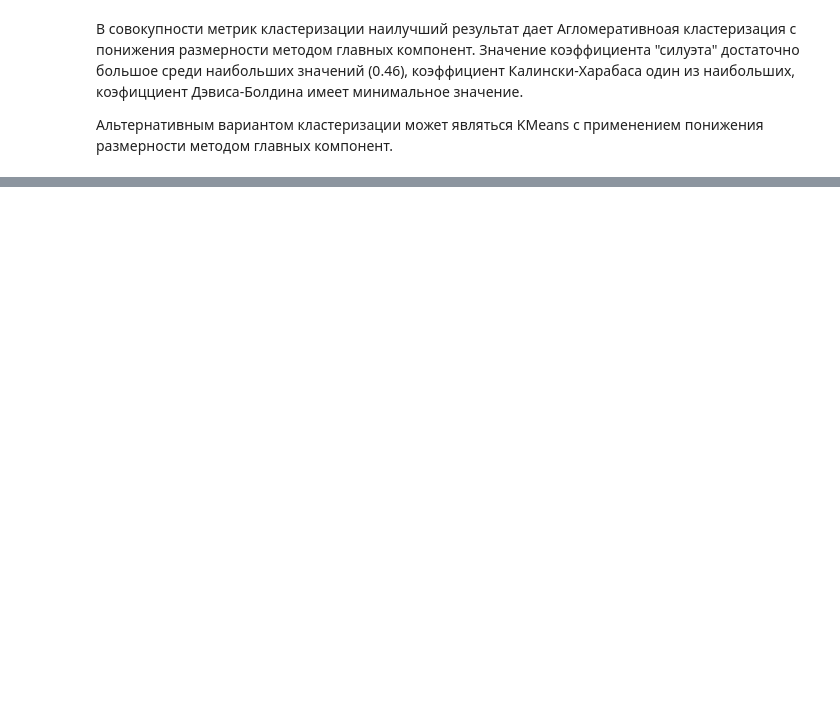
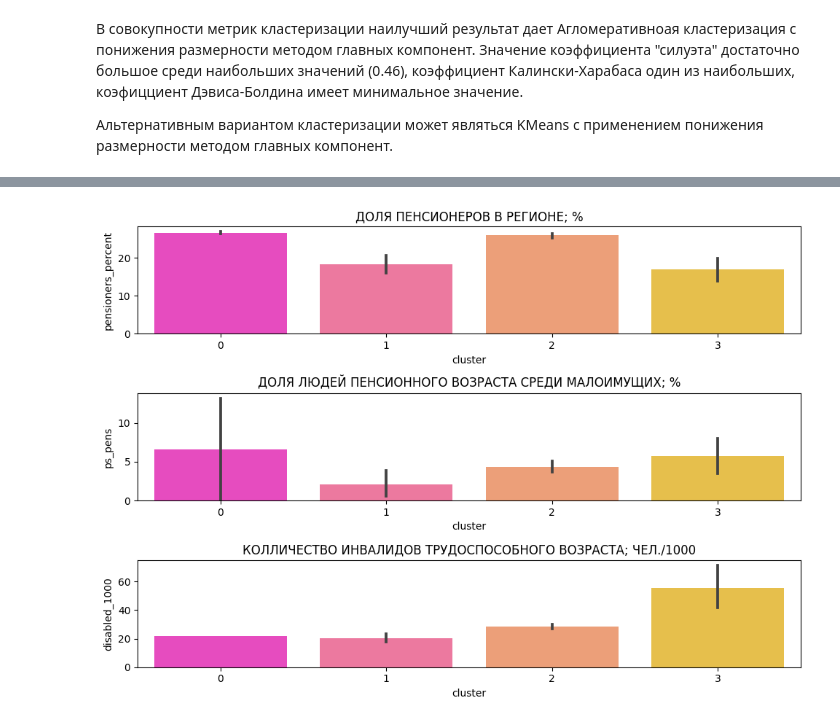
Before and after one commit to Punich-Pavel/Final_Project, a Jupyter notebook: Part_3/part_3.ipynb, the cells around one changed output, grey strips where cells are left out. Drawn from its saved outputs; the diff is of its cells as text; code cells hidden in the pictures; blank space fills up the shorter version.

```diff
--- a/Part_3/part_3.ipynb
+++ b/Part_3/part_3.ipynb
@@ -358,36 +449,25 @@ df.head(3)
 # %%
-# построим столбчатые диаграмы признаков сгруппированных по кластерам
+# построим столбчатые диаграмы социальных признаков пенсионеров
+# и ивалидов трудоспособного возраста сгруппированных по кластерам
 
-title=['Средняя жилая площадь на одного человека; кв.км.',
-       'Доля домохозяйств, не имеющих средств для улучшения жилищных условий',
-       'Доля детей в возрасте до 16 лет живущих за чертой бедности; %',
-       'Доля людей пенсионного возраста (более 60 лет) живущих за чертой бедности; %',
-       'Доля людей работоспособного возраста (16-60 лет) живущих за чертой бедности; %',
-       'Рождаемость; чел./год',
-       'число зарегистрированных заболеваний у пациентов с диагнозом, установленном впервые в жизни',
-       'число респираторных заболеваний (на 1 тыс. человек)',
-       'число онкологических заболеваний (на 1 тыс. человек)',
-       'число людей с инвалидностью']
+title=['Доля пенсионеров в регионе; %',
+       'Доля людей пенсионного возраста среди малоимущих; %',
+       'Колличество инвалидов трудоспособного возраста; чел./1000',
+       ]
 
 cols = df[
-    [
-        'living area',
-        'no funds',
-        'children',
-        'pensioners',
-        'employable',
-        'newborn',
-        'morbidity',
-        'respiratory',
-        'neoplasms',
-        'disabled'
+    ['pensioners_percent',
+     'ps_pens',
+     'disabled_1000',
     ]
 ].columns.tolist()
-plt.figure(figsize=(10, 25))
+plt.figure(figsize=(10, 7))
 
 for i, variable in enumerate(cols):
-    plt.subplot(10, 1, i + 1)
+    plt.subplot(3, 1, i + 1)
     sns.barplot(df['cluster'], df[variable], palette="spring")
     plt.tight_layout()
     plt.title(title[i].upper())
 plt.show()
+# %% [output]
+[figure, added]
```
Also changed, not shown: parts of 27 cells of this notebook, 7 other files.
